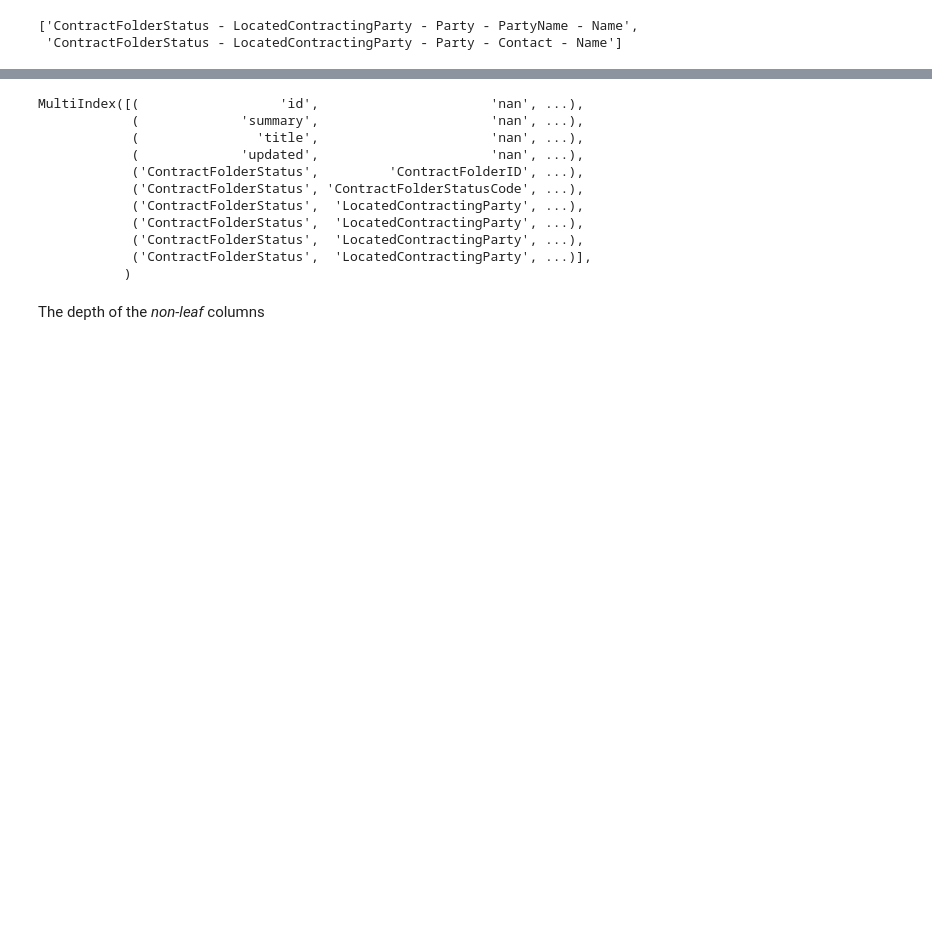
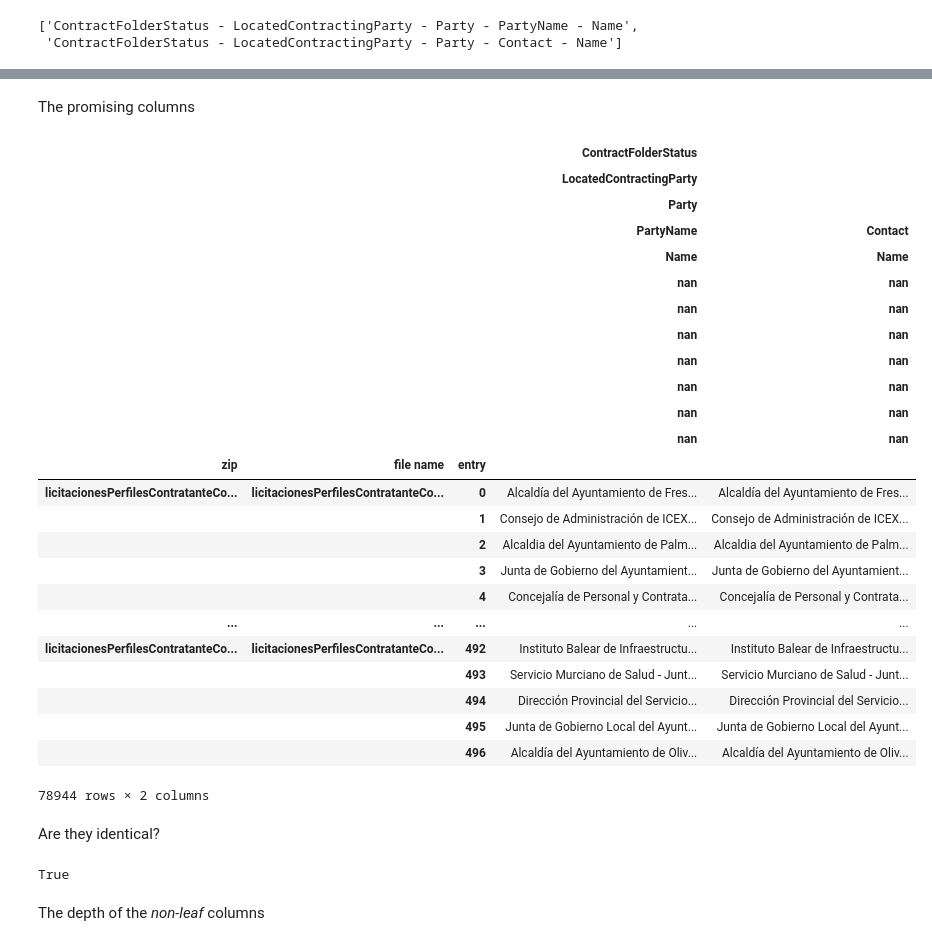
Before and after one commit to manuvazquez/dlsproc, a Jupyter notebook: reports/exploratory.ipynb, the cells around one changed output, grey strips where cells are left out. Cells and saved outputs as stored; diff of their text form; code cells hidden in the pictures; blank space fills up the shorter version.

```diff
--- a/reports/exploratory.ipynb
+++ b/reports/exploratory.ipynb
@@ -142,13 +194,11 @@ insiders_df.loc[:, column_name_contains_name]
 # %% [markdown]
 The two columns below (built from a *path* by means of `dlsproc.xml.assemble_name`) are the most promising ones
 # %%
-name_related_columns = [
+levels_entity_columns = [
     ['ContractFolderStatus', 'LocatedContractingParty', 'Party', 'PartyName', 'Name'],
     ['ContractFolderStatus', 'LocatedContractingParty', 'Party', 'Contact', 'Name']
 ]
-# entity_columns.append(dlsproc.xml.assemble_name(['ContractFolderStatus', 'LocatedContractingParty', 'Party', 'PartyName', 'Name']))
-# entity_columns.append(dlsproc.xml.assemble_name(['ContractFolderStatus', 'LocatedContractingParty', 'Party', 'Contact', 'Name']))
-entity_columns = [dlsproc.xml.assemble_name(e) for e in name_related_columns]
+entity_columns = [dlsproc.xml.assemble_name(e) for e in levels_entity_columns]
 entity_columns
 # %% [output]
 ['ContractFolderStatus - LocatedContractingParty - Party - PartyName - Name',
@@ -178,0 +208,3 @@ insiders_df.xs(tuple(name_related_columns[0]), axis=1)
+# %%
+def pad_col_levels(df: pd.DataFrame, levels: tuple | list) -> tuple:
+    return tuple(list(levels) + ['nan'] * (df.columns.nlevels - len(levels)))
@@ -179,19 +226,40 @@ insiders_df.xs(tuple(name_related_columns[0]), axis=1)
+# %% [markdown]
+The promising columns
+# %%
+names_df = insiders_df.loc[:, [pad_col_levels(insiders_df, c) for c in levels_entity_columns]]
+names_df
+# %% [output]
+|  |  |  | ContractFolderStatus |  |
+|  |  |  | LocatedContractingParty |  |
+|  |  |  | Party |  |
+|  |  |  | PartyName | Contact |
+|  |  |  | Name | Name |
+|  |  |  | nan | nan |
+|  |  |  | nan | nan |
+|  |  |  | nan | nan |
+|  |  |  | nan | nan |
+|  |  |  | nan | nan |
+|  |  |  | nan | nan |
+|  |  |  | nan | nan |
+| zip | file name | entry |  |  |
+| licitacionesPerfilesContratanteCo... | licitacionesPerfilesContratanteCo... | 0 | Alcaldía del Ayuntamiento de Fres... | Alcaldía del Ayuntamiento de Fres... |
+|  |  | 1 | Consejo de Administración de ICEX... | Consejo de Administración de ICEX... |
+|  |  | 2 | Alcaldia del Ayuntamiento de Palm... | Alcaldia del Ayuntamiento de Palm... |
+|  |  | 3 | Junta de Gobierno del Ayuntamient... | Junta de Gobierno del Ayuntamient... |
+|  |  | 4 | Concejalía de Personal y Contrata... | Concejalía de Personal y Contrata... |
+| ... | ... | ... | ... | ... |
+| licitacionesPerfilesContratanteCo... | licitacionesPerfilesContratanteCo... | 492 | Instituto Balear de Infraestructu... | Instituto Balear de Infraestructu... |
+|  |  | 493 | Servicio Murciano de Salud - Junt... | Servicio Murciano de Salud - Junt... |
+|  |  | 494 | Dirección Provincial del Servicio... | Dirección Provincial del Servicio... |
+|  |  | 495 | Junta de Gobierno Local del Ayunt... | Junta de Gobierno Local del Ayunt... |
+|  |  | 496 | Alcaldía del Ayuntamiento de Oliv... | Alcaldía del Ayuntamiento de Oliv... |
+78944 rows × 2 columns
+# %% [markdown]
+Are they identical?
 # %%
-# insiders_df.loc[:, entity_columns]
+(names_df.iloc[:, 0] == names_df.iloc[:, 1]).all()
+# %% [output]
+True
-# %%
-insiders_df.columns[:10]
-# %% [output]
-MultiIndex([(                  'id',                      'nan', ...),
-            (             'summary',                      'nan', ...),
-            (               'title',                      'nan', ...),
-            (             'updated',                      'nan', ...),
-            ('ContractFolderStatus',         'ContractFolderID', ...),
-            ('ContractFolderStatus', 'ContractFolderStatusCode', ...),
-            ('ContractFolderStatus',  'LocatedContractingParty', ...),
-            ('ContractFolderStatus',  'LocatedContractingParty', ...),
-            ('ContractFolderStatus',  'LocatedContractingParty', ...),
-            ('ContractFolderStatus',  'LocatedContractingParty', ...)],
-           )
 # %% [markdown]
 The depth of the *non-leaf* columns
 # %%
```
Also changed, not shown: parts of 14 cells of this notebook, 9 other files.
